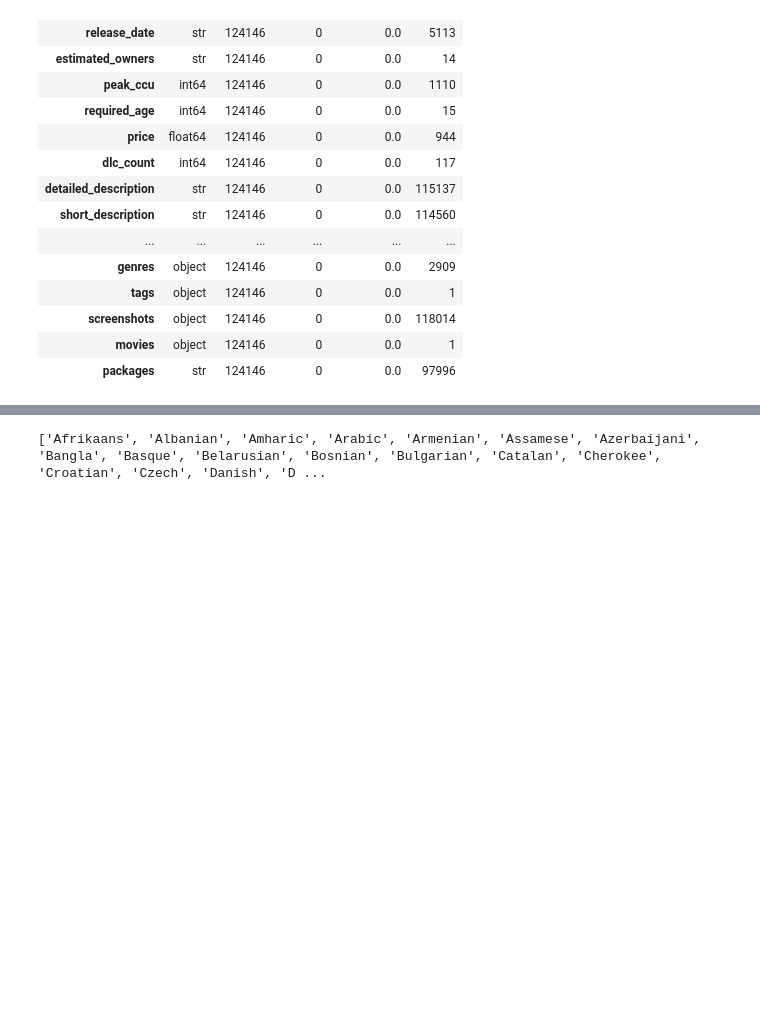
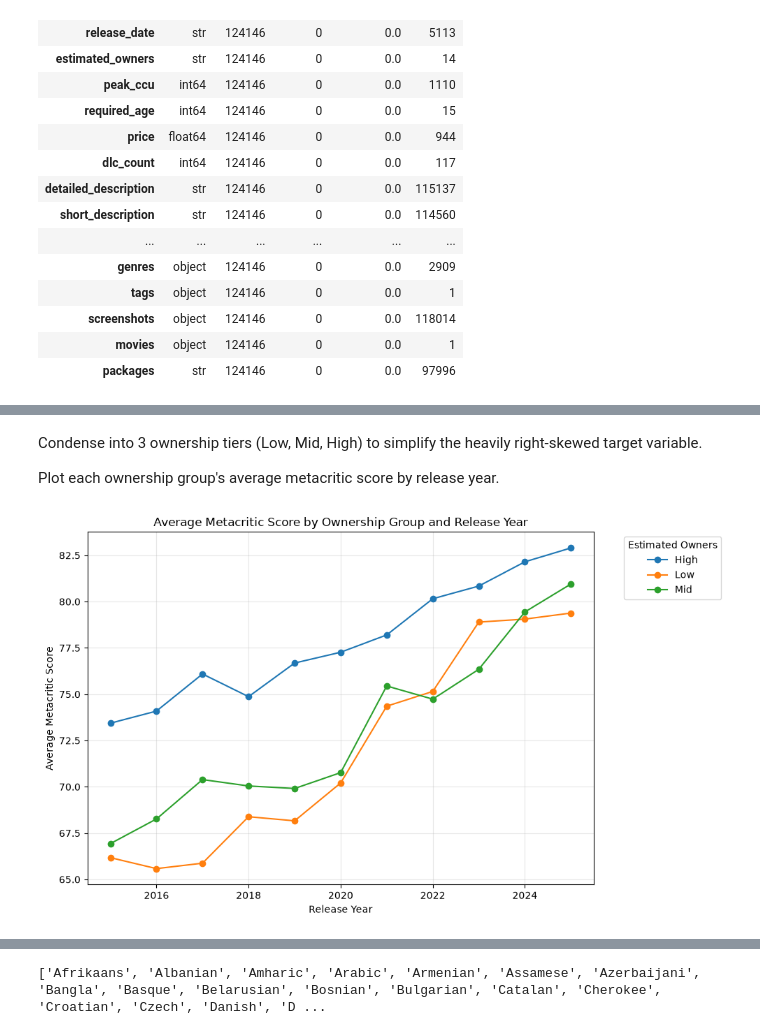
Before and after one commit to GolferMac/SIADS-696-Milestone2, a Jupyter notebook: EDA.ipynb, the cells around one changed output, grey strips where cells are left out. Cells and saved outputs as stored; diff of their text form; code cells hidden in the pictures; blank space fills up the shorter version.

```diff
--- a/EDA.ipynb
+++ b/EDA.ipynb
@@ -530,0 +212,70 @@ Developer ownership counts:
+# %% [markdown]
+Condense into 3 ownership tiers (Low, Mid, High) to simplify the heavily right-skewed target variable.
+
+Plot each ownership group's average metacritic score by release year.
+# %%
+# condense estimated owners
+owner_groups = {
+    "0 - 0": "Low",
+    "0 - 20000": "Low",
+    "20000 - 50000": "Mid",
+    "50000 - 100000": "Mid",
+    "100000 - 200000": "High",
+    "200000 - 500000": "High",
+    "500000 - 1000000": "High",
+    "1000000 - 2000000": "High",
+    "2000000 - 5000000": "High",
+    "5000000 - 10000000": "High",
+    "10000000 - 20000000": "High",
+    "20000000 - 50000000": "High",
+    "50000000 - 100000000": "High",
+    "100000000 - 200000000": "High"
+}
+
+year_df["owner_group"] = (
+    year_df["estimated_owners"]
+    .astype(str)
+    .map(owner_groups)
+)
+
+year_df['release_year'] = year_df['release_date'].dt.year
+
+mc_by_year = (
+        year_df[year_df["has_metacritic"] == 'Yes']
+    .groupby(["release_year", "owner_group"], observed=True)
+    .agg(
+        avg_metacritic=("metacritic_score", "mean"),
+        n_games=("metacritic_score", "count")
+    )
+    .reset_index()
+)
+
+# display(mc_by_year)
+
+# Line chart
+plt.figure(figsize=(10, 6))
+
+for group in mc_by_year["owner_group"].dropna().unique():
+    temp = mc_by_year[mc_by_year["owner_group"] == group]
+
+    plt.plot(
+        temp["release_year"],
+        temp["avg_metacritic"],
+        marker="o",
+        label=group
+    )
+
+plt.xlabel("Release Year")
+plt.ylabel("Average Metacritic Score")
+plt.title("Average Metacritic Score by Ownership Group and Release Year")
+
+plt.legend(
+    title="Estimated Owners",
+    bbox_to_anchor=(1.05, 1),
+    loc="upper left"
+)
+
+plt.grid(alpha=0.3)
+plt.tight_layout()
+# %% [output]
+[figure, added]
```
Also changed, not shown: parts of 60 cells of this notebook, 5 other files.
